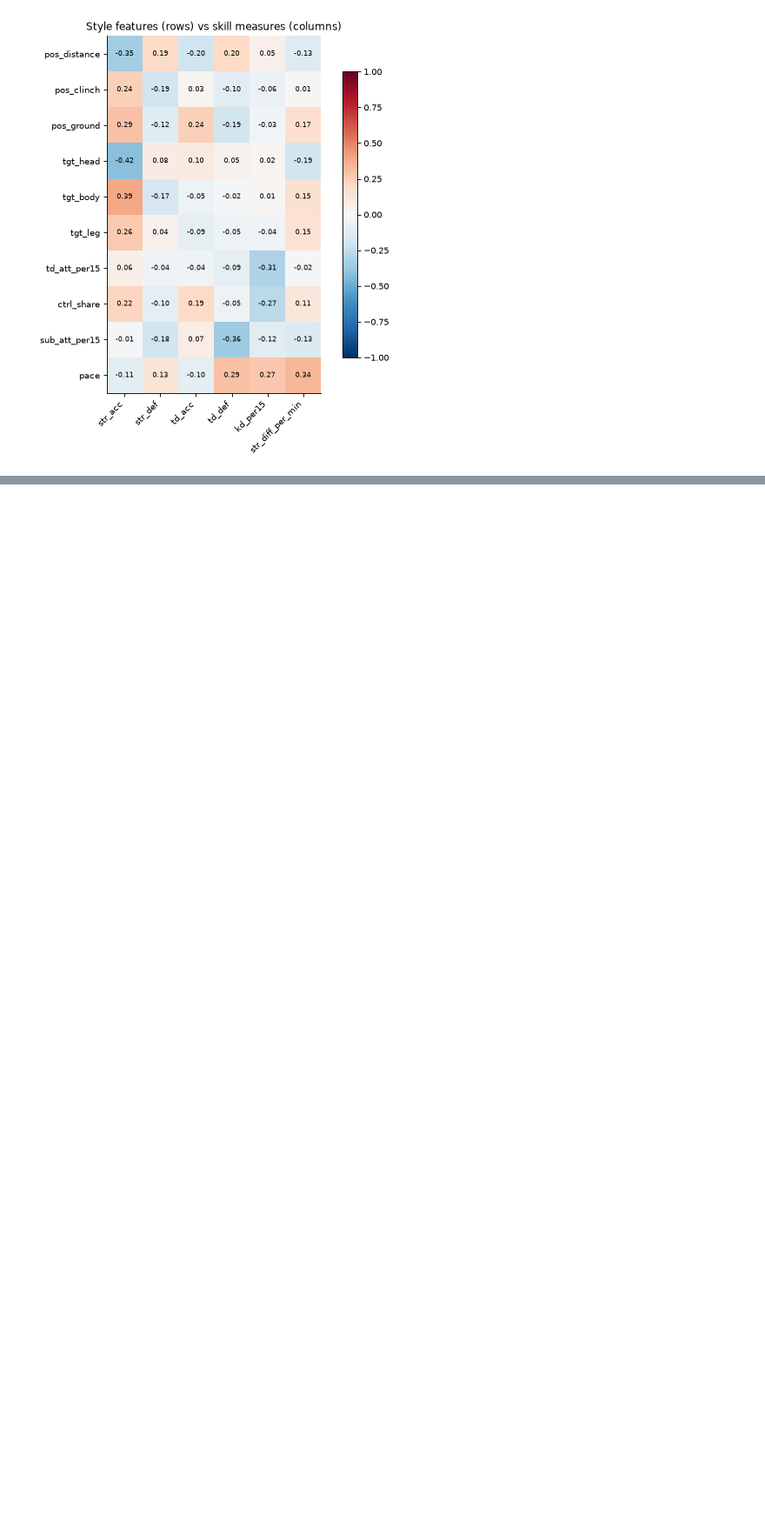
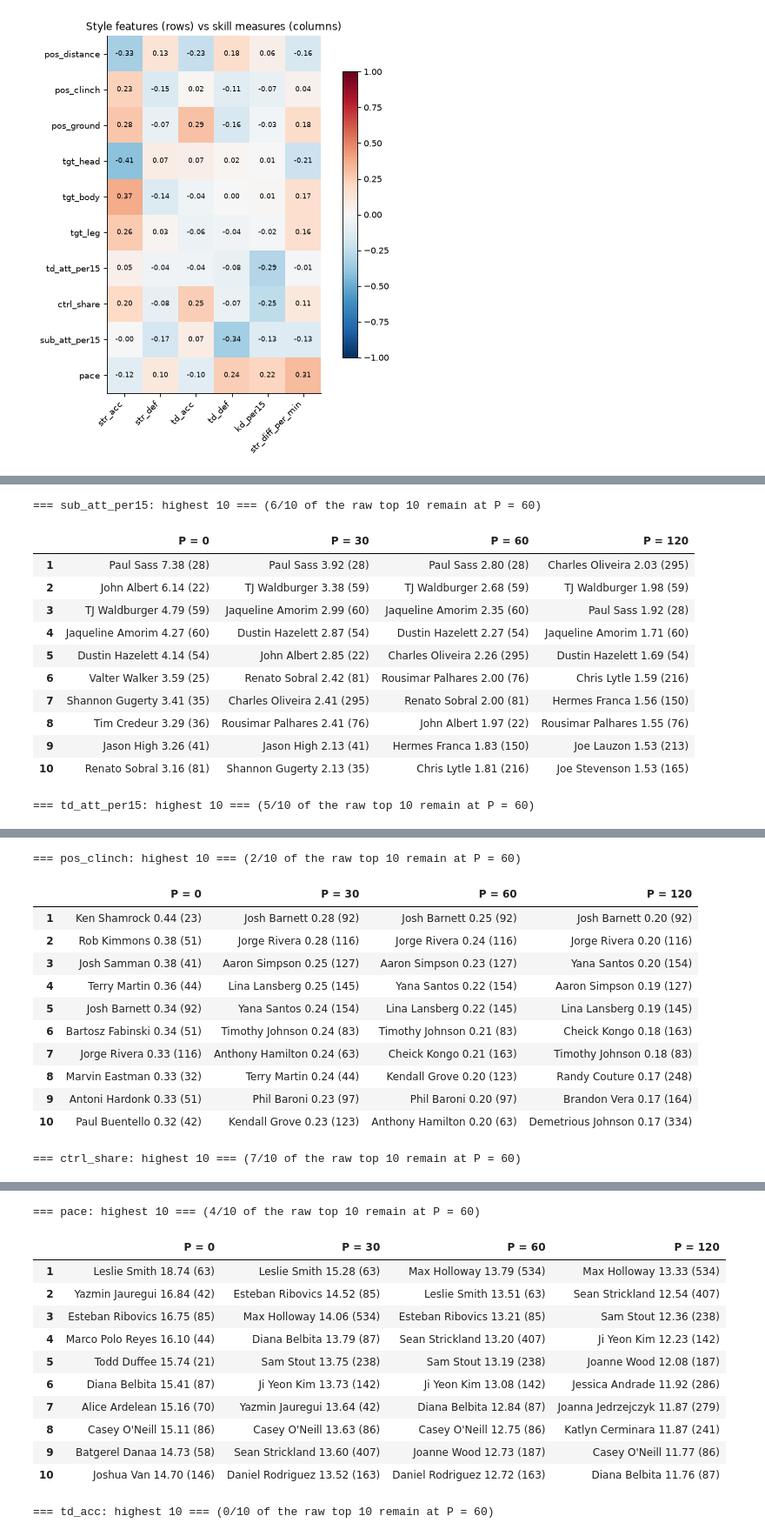
Before and after one commit to bbress467/ufc-styles, a Jupyter notebook: notebooks/01_feature_eda.ipynb, the cells around one changed output, grey strips where cells are left out. Shown at 87% size. Drawn from its saved outputs; the diff is of its cells as text; code cells hidden in the pictures; blank space fills up the shorter version.

```diff
--- a/notebooks/01_feature_eda.ipynb
+++ b/notebooks/01_feature_eda.ipynb
@@ -312,0 +410,28 @@ for col in STYLE + SKILL:
+# %%
+variants = {k: F.build_profiles(None, ff, prior_minutes=k) for k in (0, 30, 60, 120)}
+def top10(col, k, largest=True):
+    d = variants[k]
+    d = d[d["eligible"]].dropna(subset=[col])
+    d = d.nlargest(10, col) if largest else d.nsmallest(10, col)
+    return [f"{r.fighter_name} {getattr(r, col):.2f} ({r.fight_time_min:.0f})" for r in d.itertuples()]
+
+for col in ["sub_att_per15", "td_att_per15", "pos_clinch", "ctrl_share", "pace", "td_acc", "td_def"]:
+    t = pd.DataFrame({f"P = {k}": top10(col, k) for k in variants}, index=range(1, 11))
+    base = set(n.rsplit(" ", 2)[0] for n in t["P = 0"])
+    kept = sum(n.rsplit(" ", 2)[0] in base for n in t["P = 60"])
+    print(f"\n=== {col}: highest 10 === ({kept}/10 of the raw top 10 remain at P = 60)")
+    display(t)
+# %% [output]
+=== sub_att_per15: highest 10 === (6/10 of the raw top 10 remain at P = 60)
+|  | P = 0 | P = 30 | P = 60 | P = 120 |
+| 1 | Paul Sass 7.38 (28) | Paul Sass 3.92 (28) | Paul Sass 2.80 (28) | Charles Oliveira 2.03 (295) |
+| 2 | John Albert 6.14 (22) | TJ Waldburger 3.38 (59) | TJ Waldburger 2.68 (59) | TJ Waldburger 1.98 (59) |
+| 3 | TJ Waldburger 4.79 (59) | Jaqueline Amorim 2.99 (60) | Jaqueline Amorim 2.35 (60) | Paul Sass 1.92 (28) |
+| 4 | Jaqueline Amorim 4.27 (60) | Dustin Hazelett 2.87 (54) | Dustin Hazelett 2.27 (54) | Jaqueline Amorim 1.71 (60) |
+| 5 | Dustin Hazelett 4.14 (54) | John Albert 2.85 (22) | Charles Oliveira 2.26 (295) | Dustin Hazelett 1.69 (54) |
+| 6 | Valter Walker 3.59 (25) | Renato Sobral 2.42 (81) | Rousimar Palhares 2.00 (76) | Chris Lytle 1.59 (216) |
+| 7 | Shannon Gugerty 3.41 (35) | Charles Oliveira 2.41 (295) | Renato Sobral 2.00 (81) | Hermes Franca 1.56 (150) |
+| 8 | Tim Credeur 3.29 (36) | Rousimar Palhares 2.41 (76) | John Albert 1.97 (22) | Rousimar Palhares 1.55 (76) |
+| 9 | Jason High 3.26 (41) | Jason High 2.13 (41) | Hermes Franca 1.83 (150) | Joe Lauzon 1.53 (213) |
+| 10 | Renato Sobral 3.16 (81) | Shannon Gugerty 2.13 (35) | Chris Lytle 1.81 (216) | Joe Stevenson 1.53 (165) |
+=== td_att_per15: highest 10 === (5/10 of the raw top 10 remain at P = 60)
@@ -312,0 +449,13 @@ for col in STYLE + SKILL:
+=== pos_clinch: highest 10 === (2/10 of the raw top 10 remain at P = 60)
+|  | P = 0 | P = 30 | P = 60 | P = 120 |
+| 1 | Ken Shamrock 0.44 (23) | Josh Barnett 0.28 (92) | Josh Barnett 0.25 (92) | Josh Barnett 0.20 (92) |
+| 2 | Rob Kimmons 0.38 (51) | Jorge Rivera 0.28 (116) | Jorge Rivera 0.24 (116) | Jorge Rivera 0.20 (116) |
+| 3 | Josh Samman 0.38 (41) | Aaron Simpson 0.25 (127) | Aaron Simpson 0.23 (127) | Yana Santos 0.20 (154) |
+| 4 | Terry Martin 0.36 (44) | Lina Lansberg 0.25 (145) | Yana Santos 0.22 (154) | Aaron Simpson 0.19 (127) |
+| 5 | Josh Barnett 0.34 (92) | Yana Santos 0.24 (154) | Lina Lansberg 0.22 (145) | Lina Lansberg 0.19 (145) |
+| 6 | Bartosz Fabinski 0.34 (51) | Timothy Johnson 0.24 (83) | Timothy Johnson 0.21 (83) | Cheick Kongo 0.18 (163) |
+| 7 | Jorge Rivera 0.33 (116) | Anthony Hamilton 0.24 (63) | Cheick Kongo 0.21 (163) | Timothy Johnson 0.18 (83) |
+| 8 | Marvin Eastman 0.33 (32) | Terry Martin 0.24 (44) | Kendall Grove 0.20 (123) | Randy Couture 0.17 (248) |
+| 9 | Antoni Hardonk 0.33 (51) | Phil Baroni 0.23 (97) | Phil Baroni 0.20 (97) | Brandon Vera 0.17 (164) |
+| 10 | Paul Buentello 0.32 (42) | Kendall Grove 0.23 (123) | Anthony Hamilton 0.20 (63) | Demetrious Johnson 0.17 (334) |
+=== ctrl_share: highest 10 === (7/10 of the raw top 10 remain at P = 60)
@@ -312,0 +473,13 @@ for col in STYLE + SKILL:
+=== pace: highest 10 === (4/10 of the raw top 10 remain at P = 60)
+|  | P = 0 | P = 30 | P = 60 | P = 120 |
+| 1 | Leslie Smith 18.74 (63) | Leslie Smith 15.28 (63) | Max Holloway 13.79 (534) | Max Holloway 13.33 (534) |
+| 2 | Yazmin Jauregui 16.84 (42) | Esteban Ribovics 14.52 (85) | Leslie Smith 13.51 (63) | Sean Strickland 12.54 (407) |
+| 3 | Esteban Ribovics 16.75 (85) | Max Holloway 14.06 (534) | Esteban Ribovics 13.21 (85) | Sam Stout 12.36 (238) |
+| 4 | Marco Polo Reyes 16.10 (44) | Diana Belbita 13.79 (87) | Sean Strickland 13.20 (407) | Ji Yeon Kim 12.23 (142) |
+| 5 | Todd Duffee 15.74 (21) | Sam Stout 13.75 (238) | Sam Stout 13.19 (238) | Joanne Wood 12.08 (187) |
+| 6 | Diana Belbita 15.41 (87) | Ji Yeon Kim 13.73 (142) | Ji Yeon Kim 13.08 (142) | Jessica Andrade 11.92 (286) |
+| 7 | Alice Ardelean 15.16 (70) | Yazmin Jauregui 13.64 (42) | Diana Belbita 12.84 (87) | Joanna Jedrzejczyk 11.87 (279) |
+| 8 | Casey O'Neill 15.11 (86) | Casey O'Neill 13.63 (86) | Casey O'Neill 12.75 (86) | Katlyn Cerminara 11.87 (241) |
+| 9 | Batgerel Danaa 14.73 (58) | Sean Strickland 13.60 (407) | Joanne Wood 12.73 (187) | Casey O'Neill 11.77 (86) |
+| 10 | Joshua Van 14.70 (146) | Daniel Rodriguez 13.52 (163) | Daniel Rodriguez 12.72 (163) | Diana Belbita 11.76 (87) |
+=== td_acc: highest 10 === (0/10 of the raw top 10 remain at P = 60)
```
Also changed, not shown: parts of 11 cells of this notebook, 5 other files.
